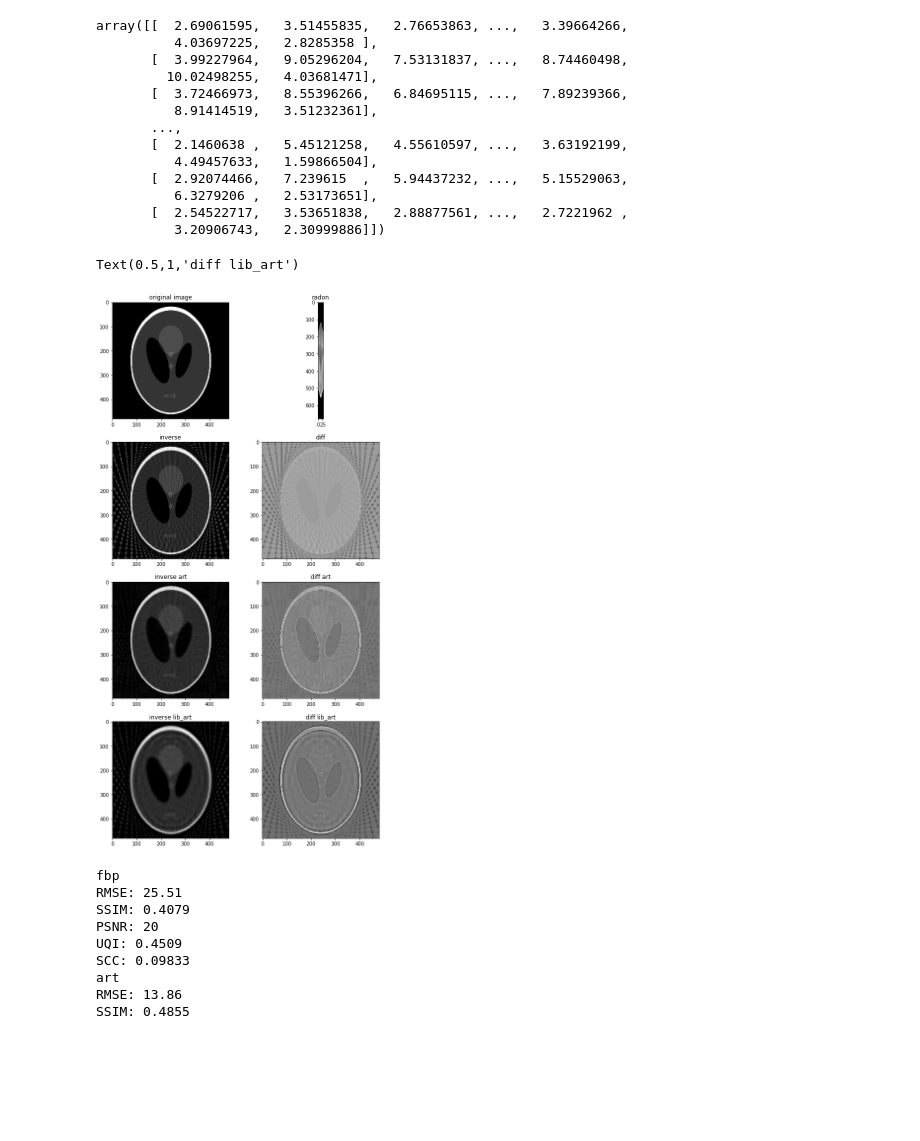
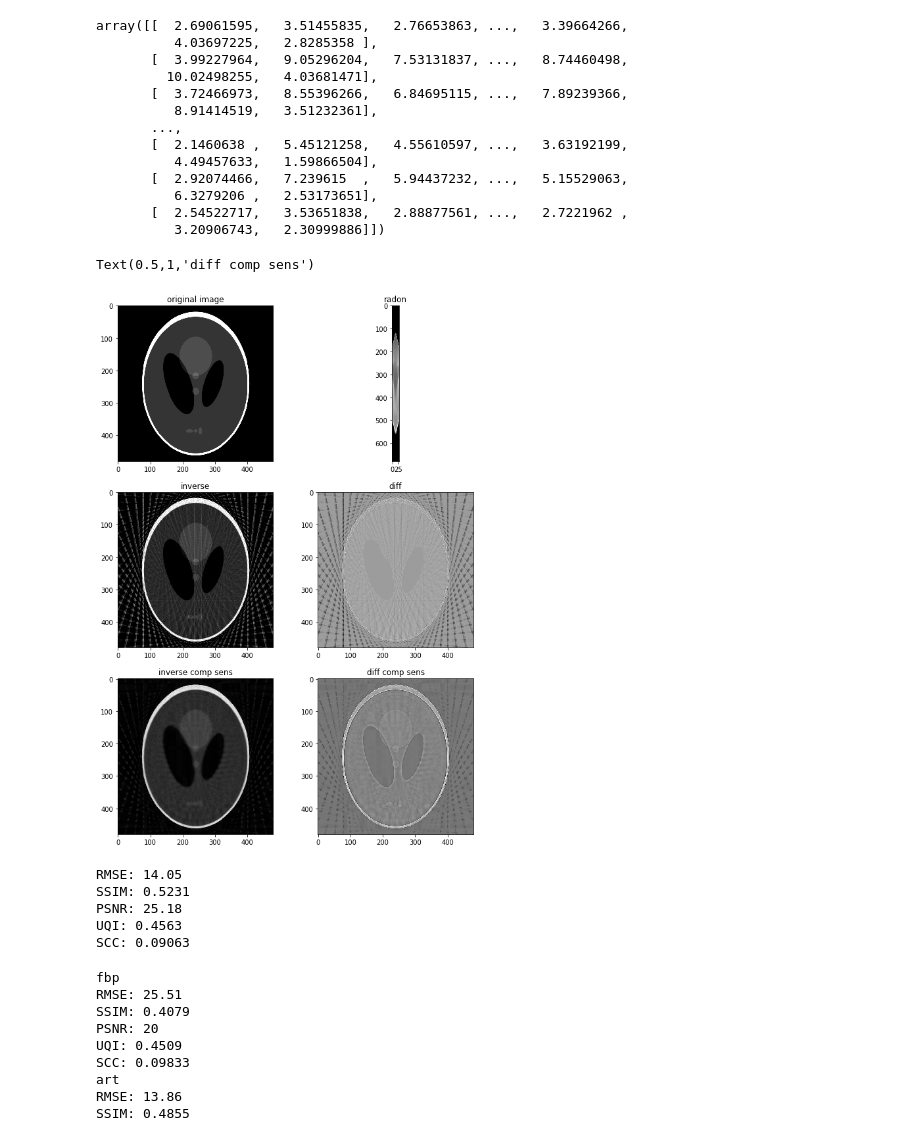
Before and after one commit to SachinG007/ct-image-reconstruction, a Jupyter notebook: jupyter_notebooks/Final_CompSens.ipynb, the cells around one changed output. Cells and saved outputs as stored; diff of their text form; code cells hidden in the pictures; blank space fills up the shorter version.

```diff
--- a/jupyter_notebooks/Final.ipynb
+++ b/jupyter_notebooks/Final_CompSens.ipynb
@@ -9,6 +9,7 @@ import sewar
 %matplotlib inline
 # %%
 img = cv2.imread("../images/phantom.png",0)
+img = cv2.resize(img,(480,480))
 print(img.shape)
 plt.imshow(img, cmap="gray")
 # %% [output]
@@ -121,0 +188,3 @@ A Jupyter Widget
+# %%
+# print(np.shape(s))
+cs = comp_sens(s)
@@ -138,46 +227,56 @@ array([[  2.69061595,   3.51455835,   2.76653863, ...,   3.39664266,
        [  2.54522717,   3.53651838,   2.88877561, ...,   2.7221962 ,
           3.20906743,   2.30999886]])
 # %%
-a.max()
-c=(a/a.max())*255
+# a.max()
+# c=(a/a.max())*255
+d[d<0] = 0
+d = (cs/cs.max())*255
 # %%
 plt.rc("font", size=10)
 plt.rcParams["figure.figsize"] = [10, 20]
 
 plt.subplot(421)
 plt.imshow(img,cmap='gray', vmin = 0, vmax = 255)
 plt.title("original image")
 
 plt.subplot(422)
 plt.imshow(s,cmap='gray')
 plt.title("radon")
 
 plt.subplot(423)
 plt.imshow(r,cmap='gray', vmin = 0, vmax = 255)
 plt.title("inverse")
 
 plt.subplot(424)
 plt.imshow(img-r,cmap='gray')
 plt.title("diff")
 
 plt.subplot(425)
-plt.imshow(c,cmap='gray', vmin = 0, vmax = 255)
-plt.title("inverse art")
+plt.imshow(d,cmap='gray', vmin = 0, vmax = 255)
+plt.title("inverse comp sens")
 
 plt.subplot(426)
-plt.imshow(img-c,cmap='gray')
-plt.title("diff art")
+plt.imshow(img-d,cmap='gray')
+plt.title("diff comp sens")
 
-plt.subplot(427)
-plt.imshow(la,cmap='gray', vmin = 0, vmax = 255)
-plt.title("inverse lib_art")
+# plt.subplot(427)
+# plt.imshow(la,cmap='gray', vmin = 0, vmax = 255)
+# plt.title("inverse lib_art")
 
-plt.subplot(428)
-plt.imshow(img-la,cmap='gray')
-plt.title("diff lib_art")
+# plt.subplot(428)
+# plt.imshow(img-la,cmap='gray')
+# plt.title("diff lib_art")
 # %% [output]
-Text(0.5,1,'diff lib_art')
+Text(0.5,1,'diff comp sens')
-[figure, old version]
+[figure, new version]
+# %%
+compute_quality_metrics(img,d)
+# %% [output]
+RMSE: 14.05
+SSIM: 0.5231
+PSNR: 25.18
+UQI: 0.4563
+SCC: 0.09063
 # %%
 print('fbp')
 compute_quality_metrics(img,r)
```
Also changed, not shown: parts of 6 cells of this notebook, 2 other files.
